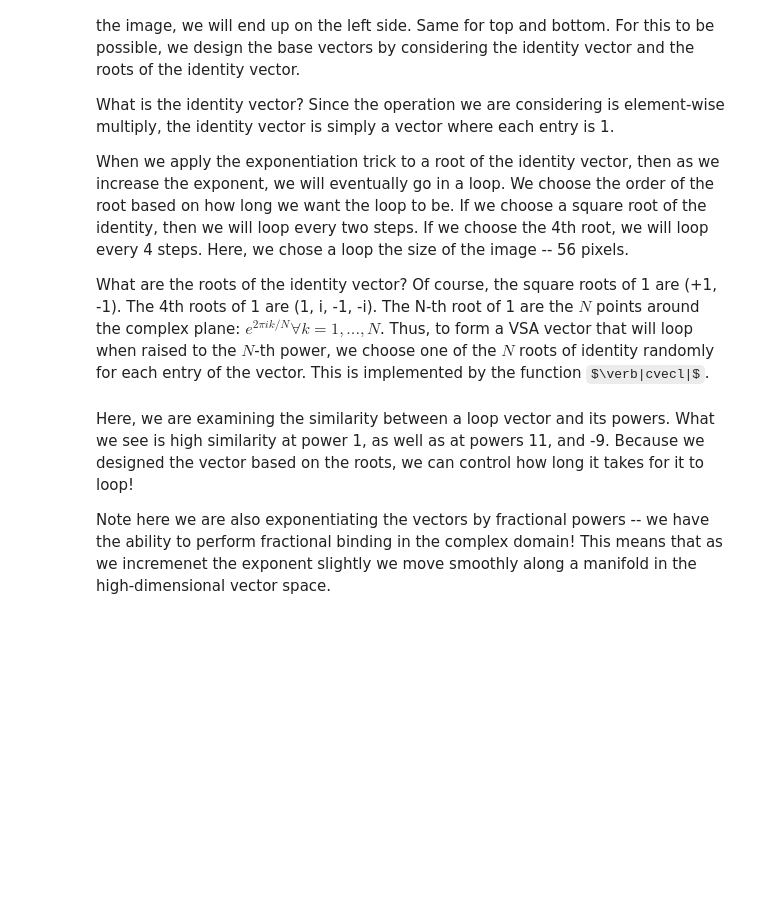
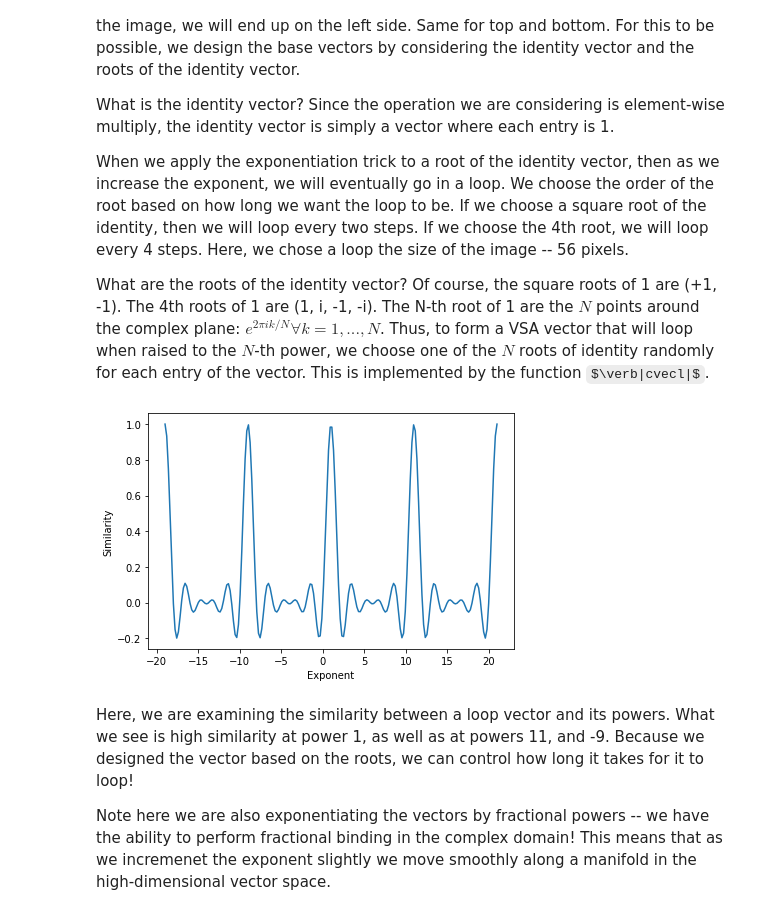
Before and after one commit to mlberkeley/semantic-convs, a Jupyter notebook: notebooks/resonator-template-200915.ipynb, the cells around one changed output. Saved outputs shown, nothing was run; the diff lists cells and outputs as text; code cells hidden in the pictures; some formulas as TeX source; blank space fills up the shorter version.

```diff
--- a/notebooks/resonator-template-200915.ipynb
+++ b/notebooks/resonator-template-200915.ipynb
@@ -231,19 +268,21 @@ When we apply the exponentiation trick to a root of the identity vector, then as
 What are the roots of the identity vector? Of course, the square roots of 1 are (+1, -1). The 4th roots of 1 are (1, i, -1, -i). The N-th root of 1 are the $N$ points around the complex plane: $e^{2 \pi i k / N} \forall k = 1, ..., N$. Thus, to form a VSA vector that will loop when raised to the $N$-th power, we choose one of the $N$ roots of identity randomly for each entry of the vector. This is implemented by the function $\verb|cvecl|$.
 # %%
 loop_size = 10
-loop_vec = ru.cvec(N, loop_size)[0]
+loop_vec = ctvec(N, loop_size)
 
-pows = np.linspace(-15, 15, 200)
+pows = np.linspace(-2*loop_size+1, 2*loop_size+1, 200)
 sims = np.zeros_like(pows)
 
 for i, p in enumerate(pows):
     sims[i] = np.real(np.dot(np.conj(loop_vec).T, loop_vec ** p)) / N
 
 plt.plot(pows, sims)
 plt.xlabel('Exponent')
 plt.ylabel('Similarity')
 
 plt.tight_layout()
+# %% [output]
+[figure, added]
 # %% [markdown]
 Here, we are examining the similarity between a loop vector and its powers. What we see is high similarity at power 1, as well as at powers 11, and -9. Because we designed the vector based on the roots, we can control how long it takes for it to loop!
 
```
Also changed, not shown: parts of 30 cells of this notebook.
